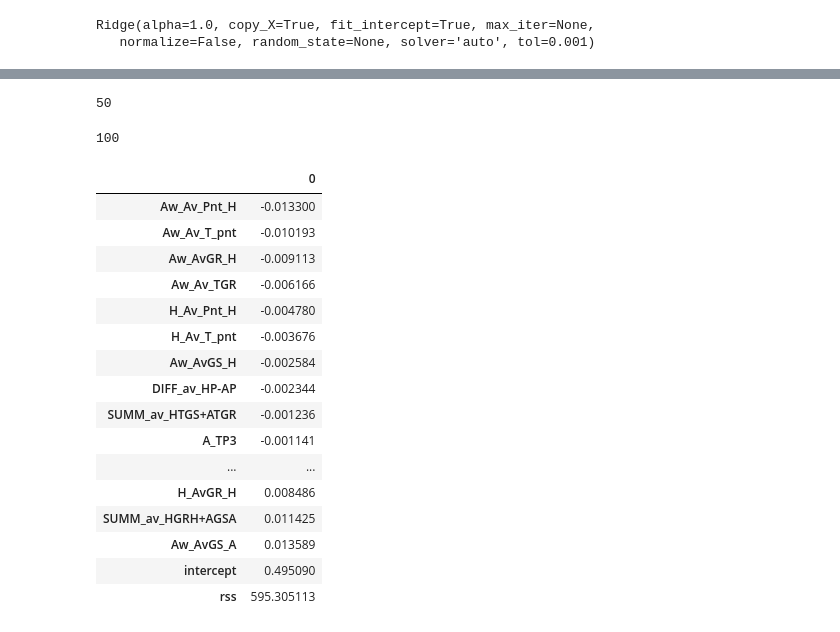
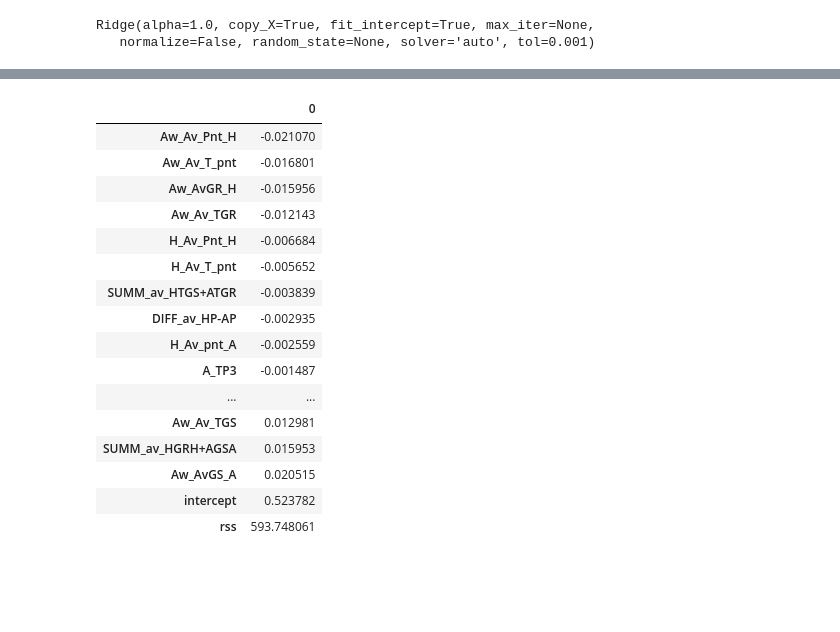
Before and after one commit to hh1713/football_machine, a Jupyter notebook: notebooks/final_project_Ridge_Lasso.ipynb, the cells around one changed output, grey strips where cells are left out. Drawn from its saved outputs; the diff is of its cells as text; code cells hidden in the pictures; blank space fills up the shorter version.

```diff
--- a/notebooks/final_project_Ridge_Lasso.ipynb
+++ b/notebooks/final_project_Ridge_Lasso.ipynb
@@ -431,7 +379,3 @@ ValueError: operands could not be broadcast together with shapes (2,) (48,)
-# %%
-len(a)
-# %% [output]
-50
 # %%
 from sklearn.linear_model import Ridge
 def ridge_regression(independent, dependent, alpha):
@@ -465,8 +393,25 @@ for i in range(10):
-# %%
-len(y)
-# %% [output]
-100
 # %%
-a = ridge_regression(X, y, 2)
+alpha = 1
+tmp_ridge = ridge_regression(X, y, alpha)
 # %%
 ridge_df = pd.DataFrame(columns=x_col)
+ridge_df.loc[0] = tmp_ridge
+pd.DataFrame(ridge_df.loc[0]).sort(0)
+# %% [output]
+|  | 0 |
+| Aw_Av_Pnt_H | -0.021070 |
+| Aw_Av_T_pnt | -0.016801 |
+| Aw_AvGR_H | -0.015956 |
+| Aw_Av_TGR | -0.012143 |
+| H_Av_Pnt_H | -0.006684 |
+| H_Av_T_pnt | -0.005652 |
+| SUMM_av_HTGS+ATGR | -0.003839 |
+| DIFF_av_HP-AP | -0.002935 |
+| H_Av_pnt_A | -0.002559 |
+| A_TP3 | -0.001487 |
+| ... | ... |
+| Aw_Av_TGS | 0.012981 |
+| SUMM_av_HGRH+AGSA | 0.015953 |
+| Aw_AvGS_A | 0.020515 |
+| intercept | 0.523782 |
+| rss | 593.748061 |
@@ -475,20 +417,0 @@ ridge_df.loc[0] = a
-# %%
-pd.DataFrame(ridge_df.loc[0]).sort(0)
-# %% [output]
-|  | 0 |
-| Aw_Av_Pnt_H | -0.013300 |
-| Aw_Av_T_pnt | -0.010193 |
-| Aw_AvGR_H | -0.009113 |
-| Aw_Av_TGR | -0.006166 |
-| H_Av_Pnt_H | -0.004780 |
-| H_Av_T_pnt | -0.003676 |
-| Aw_AvGS_H | -0.002584 |
-| DIFF_av_HP-AP | -0.002344 |
-| SUMM_av_HTGS+ATGR | -0.001236 |
-| A_TP3 | -0.001141 |
-| ... | ... |
-| H_AvGR_H | 0.008486 |
-| SUMM_av_HGRH+AGSA | 0.011425 |
-| Aw_AvGS_A | 0.013589 |
-| intercept | 0.495090 |
-| rss | 595.305113 |
```
Also changed, not shown: parts of 31 cells of this notebook.
